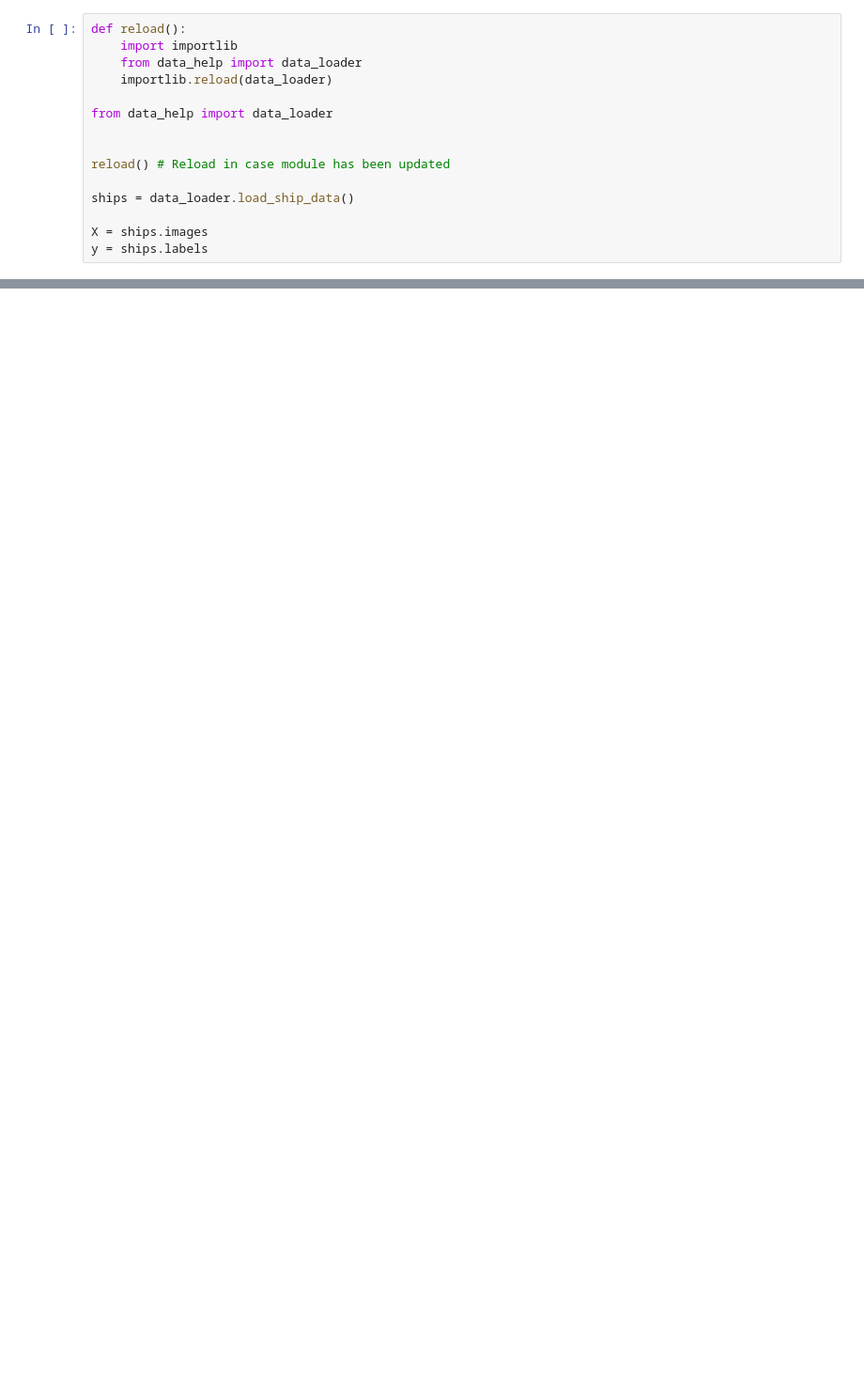
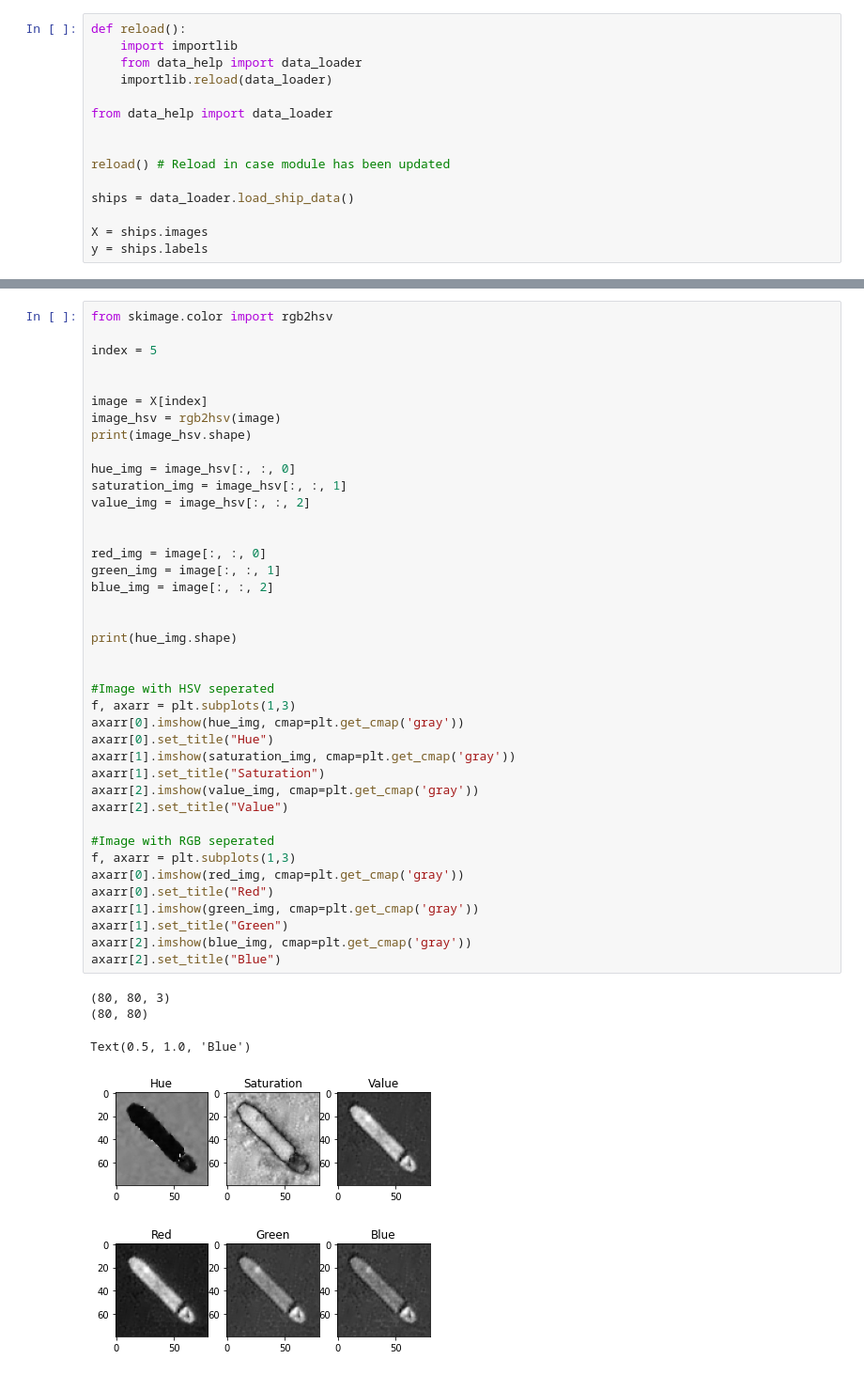
Before and after one commit to victorduun/ITMAL, a Jupyter notebook: Aflevering4/Lektion5Oevelse2.ipynb, the cells around one changed output, grey strips where cells are left out. Shown: that part at 94% size. Saved outputs shown, nothing was run; the diff lists cells and outputs as text; blank space fills up the shorter version.

```diff
--- a/Aflevering4/Lektion5Oevelse2.ipynb
+++ b/Aflevering4/Lektion5Oevelse2.ipynb
@@ -115,0 +120,46 @@ axarr[3].imshow(image)
+# %%
+from skimage.color import rgb2hsv
+
+index = 5
+
+
+image = X[index]
+image_hsv = rgb2hsv(image)
+print(image_hsv.shape)
+
+hue_img = image_hsv[:, :, 0]
+saturation_img = image_hsv[:, :, 1]
+value_img = image_hsv[:, :, 2]
+
+
+red_img = image[:, :, 0]
+green_img = image[:, :, 1]
+blue_img = image[:, :, 2]
+
+
+print(hue_img.shape)
+
+
+#Image with HSV seperated
+f, axarr = plt.subplots(1,3)
+axarr[0].imshow(hue_img, cmap=plt.get_cmap('gray'))
+axarr[0].set_title("Hue")
+axarr[1].imshow(saturation_img, cmap=plt.get_cmap('gray'))
+axarr[1].set_title("Saturation")
+axarr[2].imshow(value_img, cmap=plt.get_cmap('gray'))
+axarr[2].set_title("Value")
+
+#Image with RGB seperated
+f, axarr = plt.subplots(1,3)
+axarr[0].imshow(red_img, cmap=plt.get_cmap('gray'))
+axarr[0].set_title("Red")
+axarr[1].imshow(green_img, cmap=plt.get_cmap('gray'))
+axarr[1].set_title("Green")
+axarr[2].imshow(blue_img, cmap=plt.get_cmap('gray'))
+axarr[2].set_title("Blue")
+# %% [output]
+(80, 80, 3)
+(80, 80)
+Text(0.5, 1.0, 'Blue')
+[figure, added]
+[figure, added]
```
Also changed, not shown: parts of 3 cells of this notebook, 9 other files.
